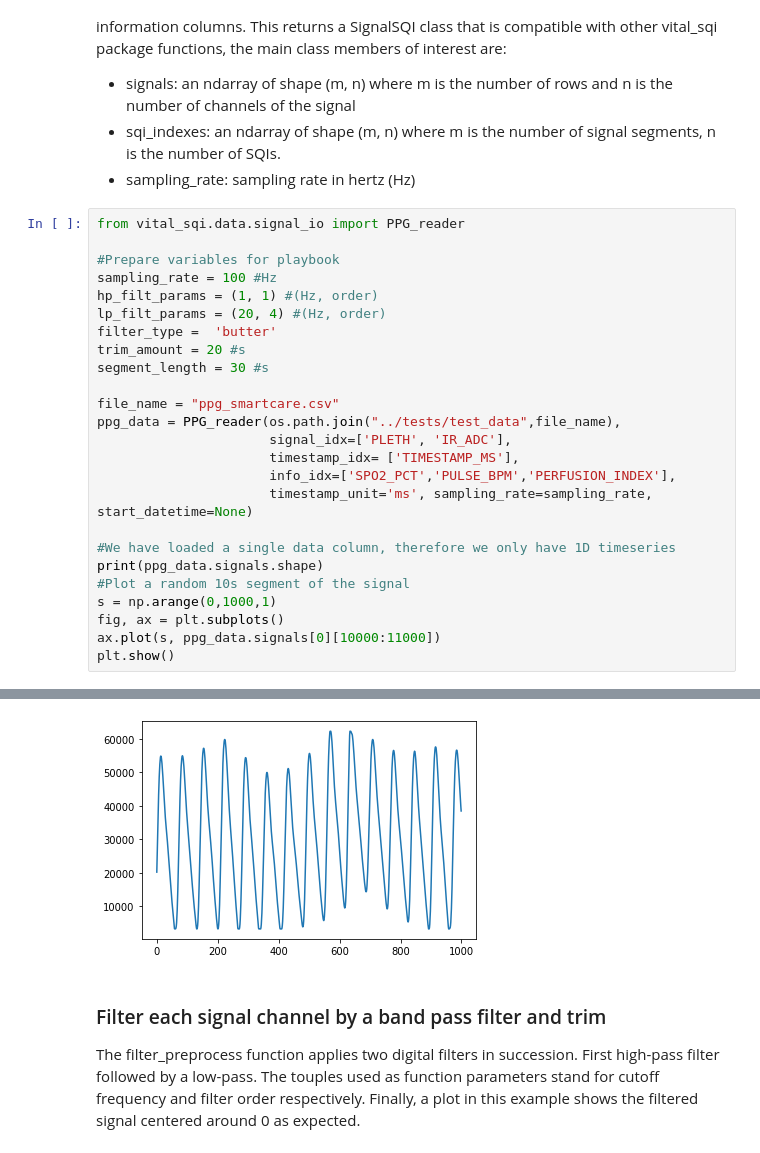
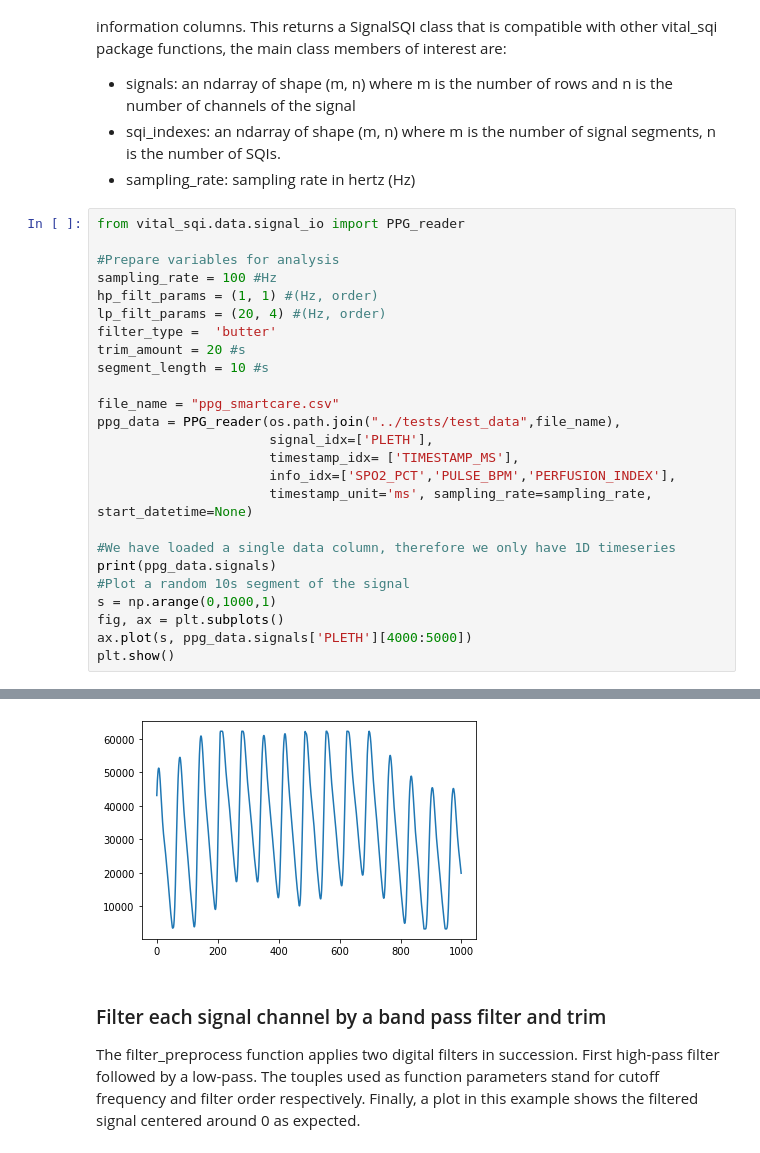
Before and after one commit to meta00/vital_sqi, a Jupyter notebook: examples/SQI_pipeline_PPG.ipynb, the cells around one changed output, grey strips where cells are left out. Saved outputs shown, nothing was run; the diff lists cells and outputs as text.

```diff
--- a/examples/SQI_pipeline_PPG.ipynb
+++ b/examples/SQI_pipeline_PPG.ipynb
@@ -26,26 +27,26 @@ This returns a SignalSQI class that is compatible with other vital_sqi package f
 # %%
 from vital_sqi.data.signal_io import PPG_reader
 
-#Prepare variables for playbook
+#Prepare variables for analysis
 sampling_rate = 100 #Hz
 hp_filt_params = (1, 1) #(Hz, order)
 lp_filt_params = (20, 4) #(Hz, order)
 filter_type =  'butter'
 trim_amount = 20 #s
-segment_length = 30 #s
+segment_length = 10 #s
 
 file_name = "ppg_smartcare.csv"
 ppg_data = PPG_reader(os.path.join("../tests/test_data",file_name),
-                      signal_idx=['PLETH', 'IR_ADC'],
+                      signal_idx=['PLETH'],
                       timestamp_idx= ['TIMESTAMP_MS'],
                       info_idx=['SPO2_PCT','PULSE_BPM','PERFUSION_INDEX'],
                       timestamp_unit='ms', sampling_rate=sampling_rate, start_datetime=None)
 
 #We have loaded a single data column, therefore we only have 1D timeseries
-print(ppg_data.signals.shape)
+print(ppg_data.signals)
 #Plot a random 10s segment of the signal
 s = np.arange(0,1000,1)
 fig, ax = plt.subplots()
-ax.plot(s, ppg_data.signals[0][10000:11000])
+ax.plot(s, ppg_data.signals['PLETH'][4000:5000])
 plt.show()
 # %% [output]
@@ -53,4 +68,4 @@ plt.show()
-[figure, old version]
+[figure, new version]
 # %% [markdown]
 ### Filter each signal channel by a band pass filter and trim
 
```
Also changed, not shown: parts of 15 cells of this notebook, 5 other files.
